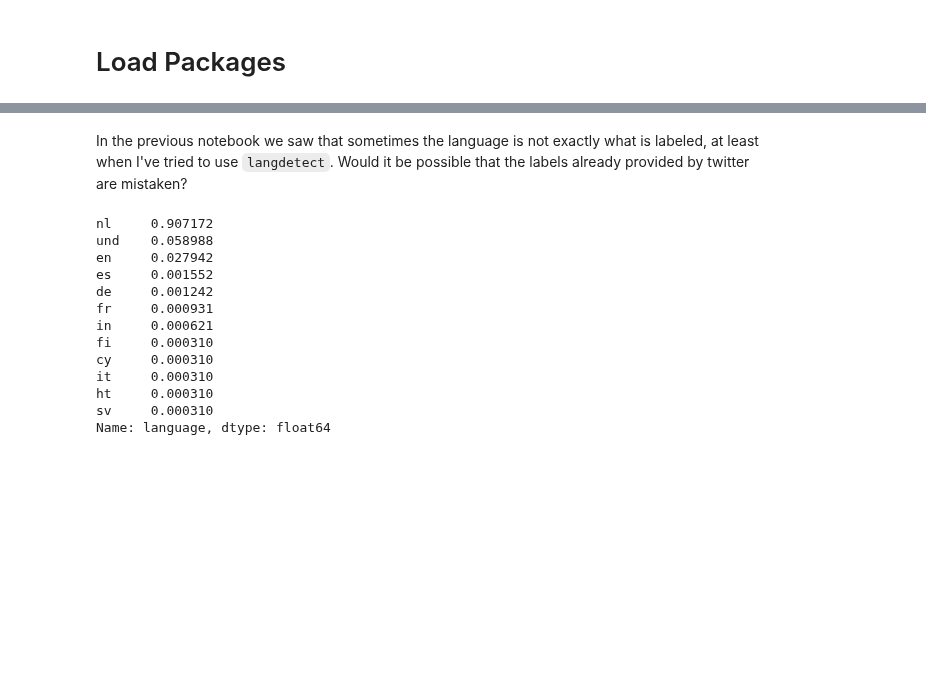
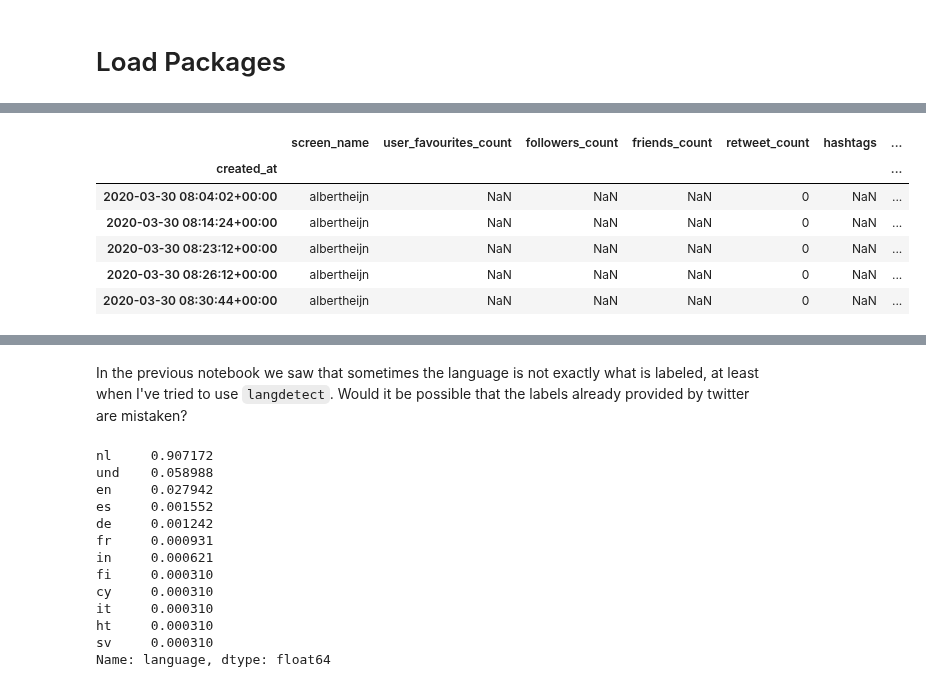
Before and after one commit to dpbac/twitter_analysis_online_grocery_NL, a Jupyter notebook: notebooks/03-EDA and Sentiment Analysis.ipynb, the cells around one changed output, grey strips where cells are left out. Saved outputs shown, nothing was run; the diff lists cells and outputs as text; code cells hidden in the pictures; blank space fills up the shorter version.

```diff
--- a/notebooks/03-EDA and Sentiment Analysis.ipynb
+++ b/notebooks/03-EDA and Sentiment Analysis.ipynb
@@ -119,0 +263,17 @@ memory usage: 478.2+ KB
+# %%
+df_concat = pd.concat([df_picnic[df_picnic['created_at']>=min_date],df_jumbo[df_jumbo['created_at']>=min_date], df_ah])
+
+df_concat.sort_values(by="created_at",inplace = True)
+
+# setting created_at as index
+df_concat.set_index('created_at', inplace=True)
+
+df_concat.head()
+# %% [output]
+|  | screen_name | user_favourites_count | followers_count | friends_count | retweet_count | hashtags | ... |
+| created_at |  |  |  |  |  |  | ... |
+| 2020-03-30 08:04:02+00:00 | albertheijn | NaN | NaN | NaN | 0 | NaN | ... |
+| 2020-03-30 08:14:24+00:00 | albertheijn | NaN | NaN | NaN | 0 | NaN | ... |
+| 2020-03-30 08:23:12+00:00 | albertheijn | NaN | NaN | NaN | 0 | NaN | ... |
+| 2020-03-30 08:26:12+00:00 | albertheijn | NaN | NaN | NaN | 0 | NaN | ... |
+| 2020-03-30 08:30:44+00:00 | albertheijn | NaN | NaN | NaN | 0 | NaN | ... |
```
Also changed, not shown: parts of 64 cells of this notebook, 8 other files.
